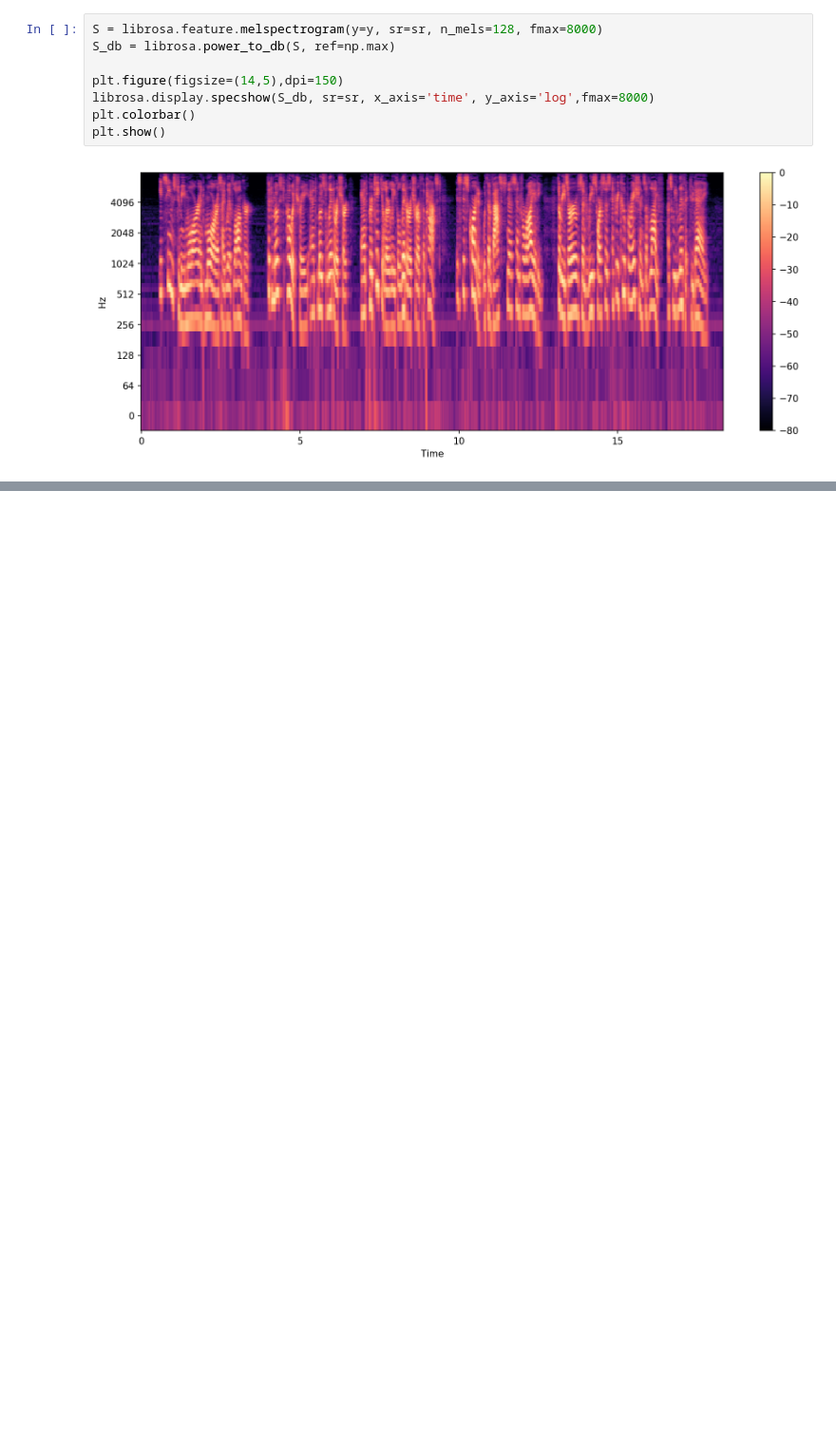
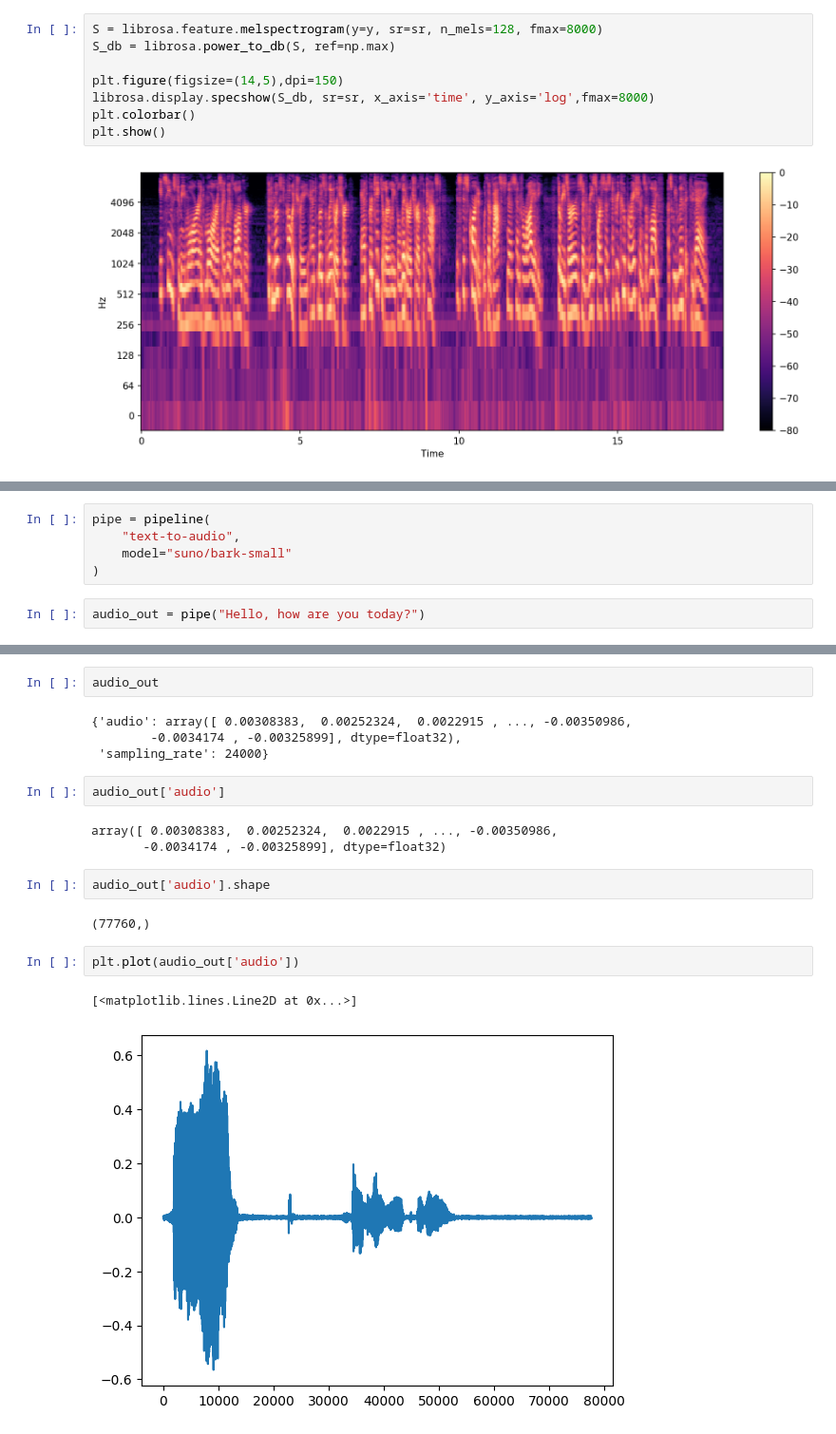
Before and after one commit to IrfanKpm/ai-with-huggingface, a Jupyter notebook: ch02_audio_models.ipynb, the cells around one changed output, grey strips where cells are left out. Shown at 95% size. Saved outputs shown, nothing was run; the diff lists cells and outputs as text; blank space fills up the shorter version.

```diff
--- a/ch02_audio_models.ipynb
+++ b/ch02_audio_models.ipynb
@@ -140,0 +288,7 @@ plt.show()
+# %%
+pipe = pipeline(
+    "text-to-audio",
+    model="suno/bark-small"
+)
+# %%
+audio_out = pipe("Hello, how are you today?")
@@ -140,0 +311,20 @@ plt.show()
+# %%
+audio_out
+# %% [output]
+{'audio': array([ 0.00308383,  0.00252324,  0.0022915 , ..., -0.00350986,
+        -0.0034174 , -0.00325899], dtype=float32),
+ 'sampling_rate': 24000}
+# %%
+audio_out['audio']
+# %% [output]
+array([ 0.00308383,  0.00252324,  0.0022915 , ..., -0.00350986,
+       -0.0034174 , -0.00325899], dtype=float32)
+# %%
+audio_out['audio'].shape
+# %% [output]
+(77760,)
+# %%
+plt.plot(audio_out['audio'])
+# %% [output]
+[<matplotlib.lines.Line2D at 0x...>]
+[figure, added]
```
Also changed, not shown: parts of 27 cells of this notebook.
